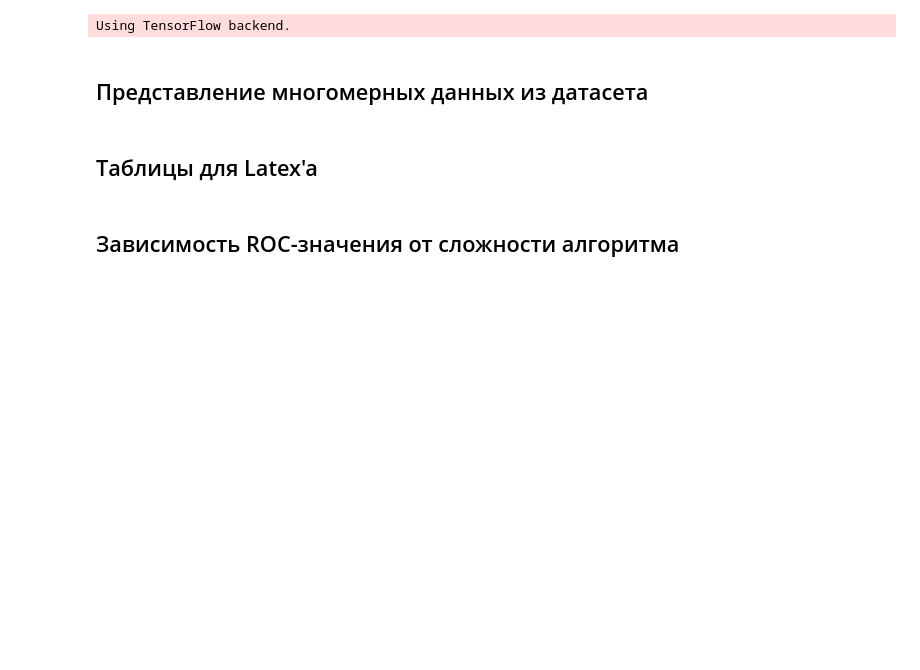
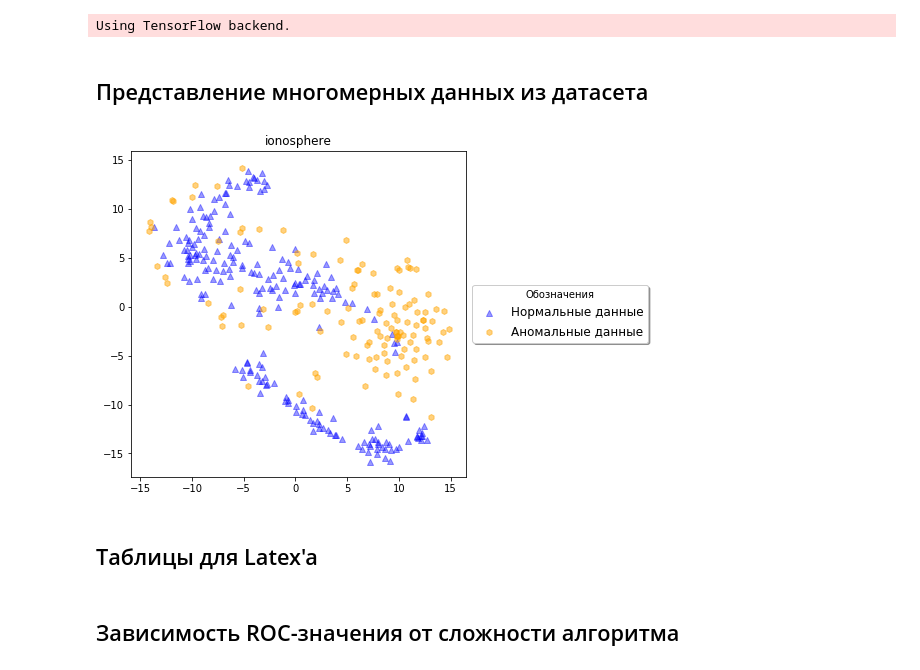
Before and after one commit to akarazeev/Bachelor, a Jupyter notebook: research/dev.ipynb, the cells around one changed output. Saved outputs shown, nothing was run; the diff lists cells and outputs as text; code cells hidden in the pictures; blank space fills up the shorter version.

Commit message:
Add method for data overview

```diff
--- a/research/dev.ipynb
+++ b/research/dev.ipynb
@@ -159,6 +159,34 @@ Using TensorFlow backend.
 # plt.subplots_adjust(hspace=0.3)
 # # plt.show()
 # plt.savefig('images/2d_comparison.png', dpi=100)
+# %%
+import numpy as np
+from sklearn.manifold import TSNE
+from pyod.utils.data import get_outliers_inliers
+
+mat_file = 'ionosphere.csv'
+mat = pd.read_csv(os.path.join('datasets', 'odds', mat_file))
+mat = mat.drop(['Unnamed: 0', 'Index'], axis=1, errors='ignore')
+
+y = mat['y'].values
+X = mat.drop('y', axis=1).values
+
+X_embedded = TSNE(n_components=2).fit_transform(X)
+X_out, X_in = get_outliers_inliers(X_embedded, y)
+# %%
+plt.figure(figsize=(6, 6))
+plt.scatter(X_in[:, 0], X_in[:, 1], color='blue', marker='^', alpha=0.4)
+plt.scatter(X_out[:, 0], X_out[:, 1], color='orange', marker='h', alpha=0.5)
+ttl = plt.title(mat_file[:-4])
+# plt.legend(labels=['Нормальные данные', 'Аномальные данные'],
+#            loc=9, borderaxespad=1.5, title="Обозначения", shadow=True, ncol=3, fontsize=12)
+lgd = plt.legend(labels=['Нормальные данные', 'Аномальные данные'], title="Обозначения",
+           shadow=True, ncol=1, fontsize=12, loc='center left', bbox_to_anchor=(1, 0.5))
+plt.subplots_adjust(hspace=0.3)
+# plt.show()
+plt.savefig(os.path.join('images', '{}.png'.format(mat_file[:-4])), dpi=100, bbox_extra_artists=(lgd,ttl), bbox_inches='tight')
+# %% [output]
+[figure, added]
 # %% [markdown]
 ## Таблицы для Latex'a
 # %%
```
Also changed, not shown: 17 other files.
